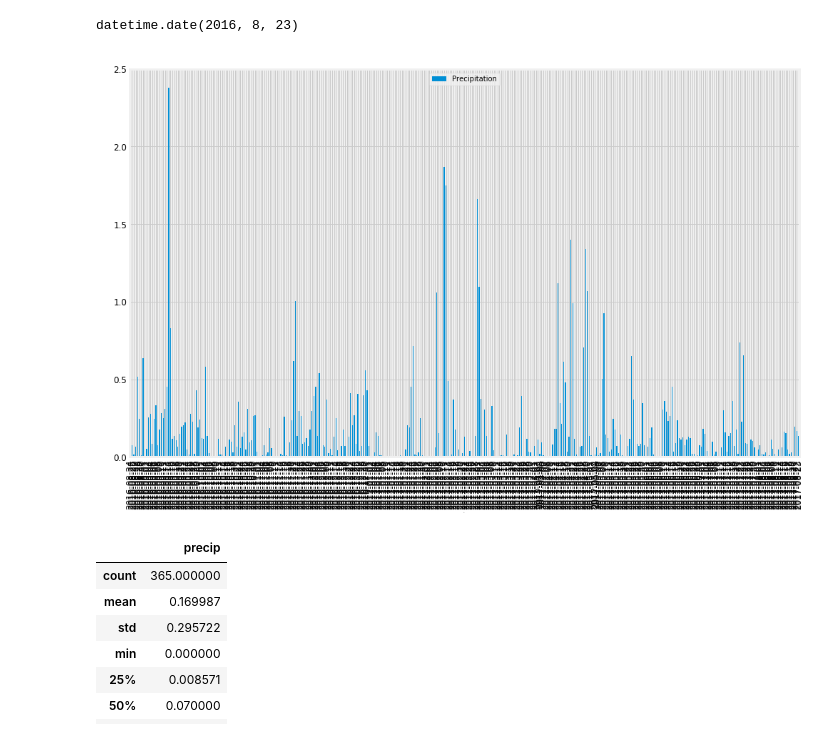
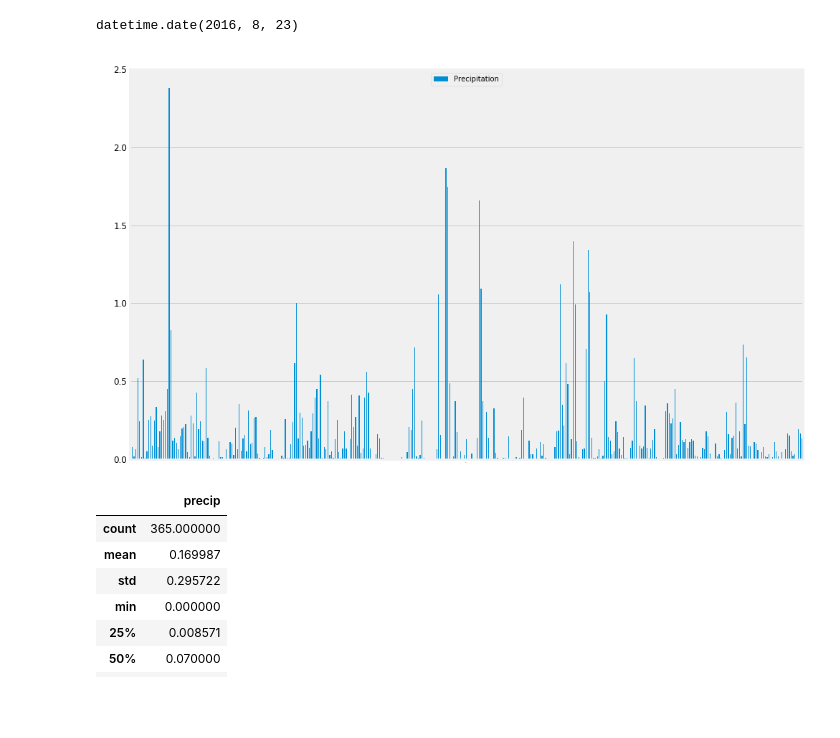
Before and after one commit to gofish1234/Adv_Data_Storage, a Jupyter notebook: CKM_climate_starter-Copy1.ipynb, the cells around one changed output. Saved outputs shown, nothing was run; the diff lists cells and outputs as text; code cells hidden in the pictures; blank space fills up the shorter version.

```diff
--- a/CKM_climate_starter-Copy1.ipynb
+++ b/CKM_climate_starter-Copy1.ipynb
@@ -62,7 +62,7 @@ sel = [Measurement.date,
 daily_averages = session.query(*sel).\
     filter(func.strftime('%Y-%m-%d', Measurement.date) >= '2016-08-24').\
     group_by(Measurement.date).\
-    order_by(Measurement.date).all()
+    order_by(Measurement.date.all()
 # %%
 #Save the query results as a Pandas DataFrame and set the index to the date column
 df = pd.DataFrame(daily_averages, columns=['date', 'precip'])
@@ -70,12 +70,13 @@ df.set_index("date", inplace = True)
 # %%
 # Use Pandas Plotting with Matplotlib to plot the data
 ax = df[['precip']].plot(kind='bar', title =" ", figsize=(15, 10), fontsize=12)
 ax.set_xlabel("date", fontsize=0)
 ax.set_ylabel(" ", fontsize=12)
+ax.set_xticks([])
 plt.legend(['Precipitation'], loc='upper center')
 plt.show()
 # %% [output]
-[figure, old version]
+[figure, new version]
 # %%
 # Use Pandas to calcualte the summary statistics for the precipitation data
 df.describe()
```
Also changed, not shown: parts of 5 cells of this notebook.
